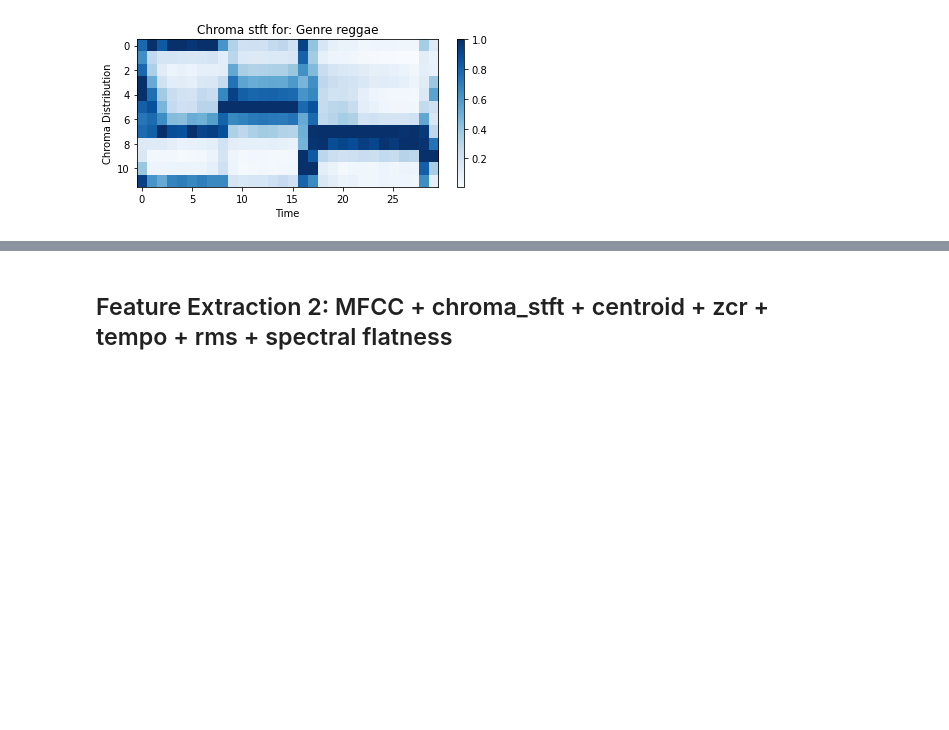
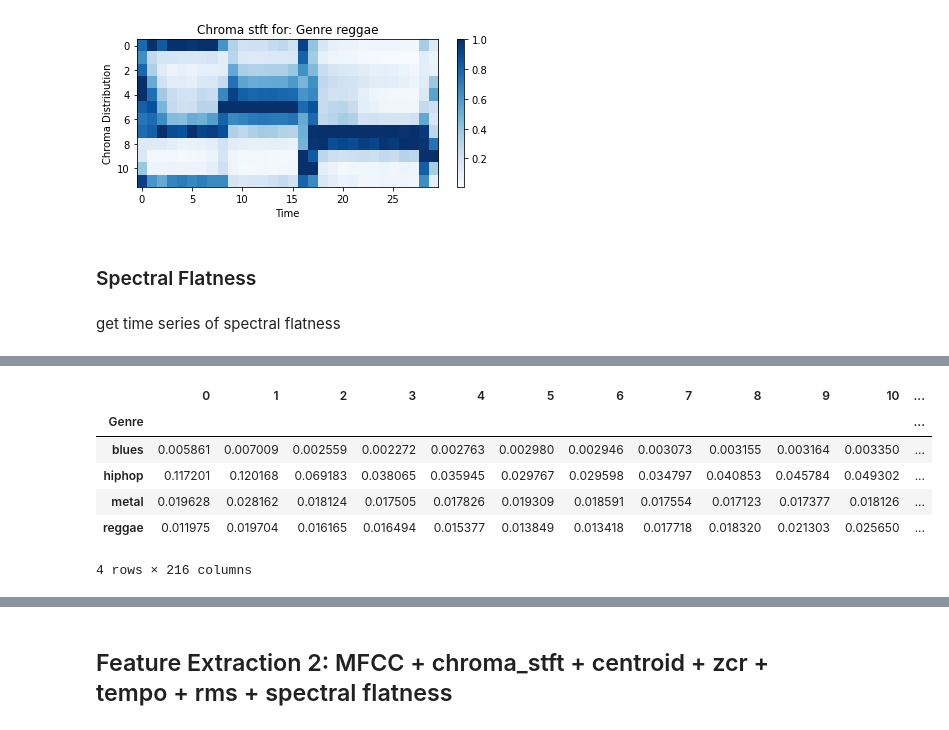
Before and after one commit to yilin10/MusicalGenreClassification, a Jupyter notebook: Assignment1.ipynb, the cells around one changed output, grey strips where cells are left out. Drawn from its saved outputs; the diff is of its cells as text; code cells hidden in the pictures; blank space fills up the shorter version.

```diff
--- a/Assignment1.ipynb
+++ b/Assignment1.ipynb
@@ -295,3 +295,21 @@ for each in genre_analysis_list:
 [figure]
 [figure]
 [figure]
+# %% [markdown]
+### Spectral Flatness
+# %% [markdown]
+get time series of spectral flatness
+# %%
+sample = np.zeros((400,216))
+for each,i in zip(genre_data['Path'],tqdm(range(0,400))):
+    # read each file
+    y, sr = librosa.load(each, offset=0, duration=5)
+    each_sample = librosa.feature.spectral_flatness(y=y)[0]
+    # first line: flat
+    sample[i] = each_sample
+pd_flat = pd.DataFrame(sample)
+pd_flat['Genre'] = genre_data['Genre']
+show_flat = pd_flat.groupby(['Genre']).mean()
+# show data frame
+show_flat
+# %% [output]
@@ -297,0 +317,7 @@ for each in genre_analysis_list:
+|  | 0 | 1 | 2 | 3 | 4 | 5 | 6 | 7 | 8 | 9 | 10 | ... |
+| Genre |  |  |  |  |  |  |  |  |  |  |  | ... |
+| blues | 0.005861 | 0.007009 | 0.002559 | 0.002272 | 0.002763 | 0.002980 | 0.002946 | 0.003073 | 0.003155 | 0.003164 | 0.003350 | ... |
+| hiphop | 0.117201 | 0.120168 | 0.069183 | 0.038065 | 0.035945 | 0.029767 | 0.029598 | 0.034797 | 0.040853 | 0.045784 | 0.049302 | ... |
+| metal | 0.019628 | 0.028162 | 0.018124 | 0.017505 | 0.017826 | 0.019309 | 0.018591 | 0.017554 | 0.017123 | 0.017377 | 0.018126 | ... |
+| reggae | 0.011975 | 0.019704 | 0.016165 | 0.016494 | 0.015377 | 0.013849 | 0.013418 | 0.017718 | 0.018320 | 0.021303 | 0.025650 | ... |
+4 rows × 216 columns
```
Also changed, not shown: parts of 6 cells of this notebook.
